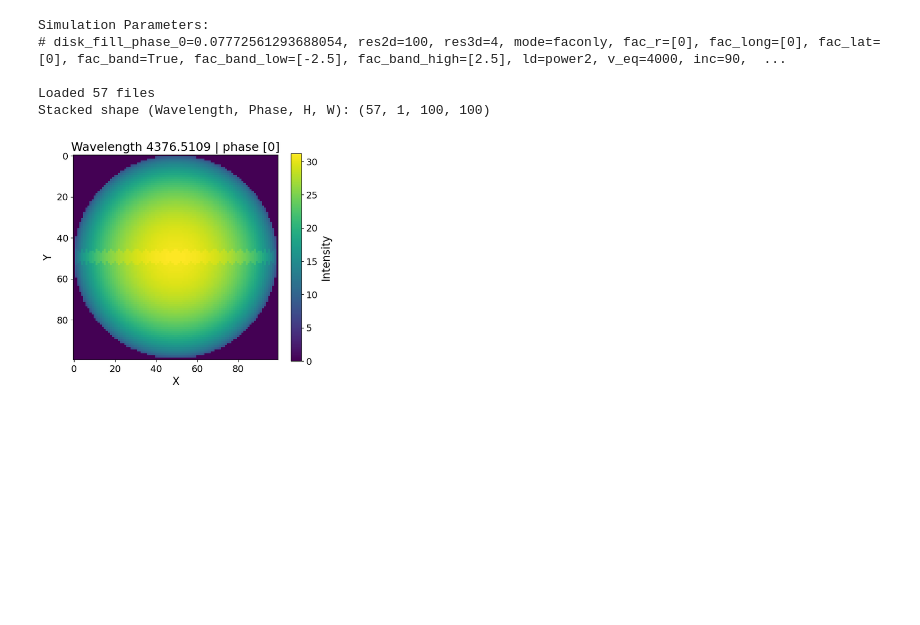
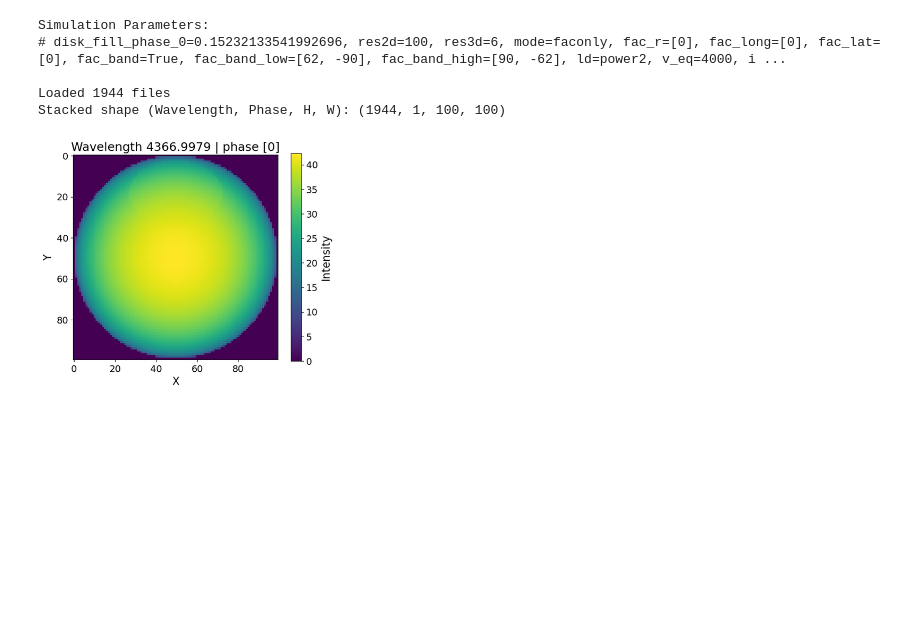
Before and after one commit to danayaptangco/actress, a Jupyter notebook: actress/outputs/full_disks_and_wavelength_shifts/1_analyze_disks.ipynb, the cells around one changed output. Drawn from its saved outputs; the diff is of its cells as text; code cells hidden in the pictures.

```diff
--- a/actress/outputs/full_disks_and_wavelength_shifts/1_analyze_disks.ipynb
+++ b/actress/outputs/full_disks_and_wavelength_shifts/1_analyze_disks.ipynb
@@ -93,10 +15,11 @@ plt.rcParams.update({
 })
 
 
-directory = './1_4376.5109_4377.4913_fac_lat0_long0_r0_v2000/'
-directory = './1_div2fac_4376.5109_4377.4913_fac_lat0_long-45_r19_v4000/'
-directory = './1_200G_4376.5109_4377.4913_fac_lat0_long0_r0_v4000_i5/'
-directory = './1_200G_4376.5109_4377.4913_band_lat-2.5_2.5_v4000/'
+# directory = './1_4376.5109_4377.4913_fac_lat0_long0_r0_v2000/'
+# directory = './1_div2fac_4376.5109_4377.4913_fac_lat0_long-45_r19_v4000/'
+# directory = './1_200G_4376.5109_4377.4913_fac_lat0_long0_r0_v4000_i5/'
+# directory = './1_200G_4376.5109_4377.4913_band_lat-2.5_2.5_v4000/'
+directory = './1_200G_4366.9979_4384.0011_band_lat62_90_v4000_i45'
 
 
 
@@ -140,37 +63,37 @@ if len(shapes) == 1:
     print("Stacked shape (Wavelength, Phase, H, W):", all_intensity_maps.shape)
 else:
     print("Shapes differ across files; kept as dictionary in 'intensity_maps'.")
 
 
 # Quick plot for one wavelength (first one)
 plot_wl = sorted(intensity_maps.keys())[0]
 indices = range(0, min(51, intensity_maps[plot_wl].shape[0]), 10)
 
 fig, axes = plt.subplots(2, 3, figsize=(18, 10))
 axes = axes.ravel()
 
 for ax, idx in zip(axes, indices):
     img_data = intensity_maps[plot_wl][idx]
     im = ax.imshow(img_data, cmap='viridis')
 
 
     ax.set_title(f'Wavelength {plot_wl} | phase [{idx}]')
     ax.set_xlabel('X')
     ax.set_ylabel('Y')
     fig.colorbar(im, ax=ax, label='Intensity')
 
 for ax in axes[len(list(indices)):]:
     ax.axis('off')
 
 plt.tight_layout()
 plt.show()
 # %% [output]
 Simulation Parameters:
-# disk_fill_phase_0=0.07772561293688054, res2d=100, res3d=4, mode=faconly, fac_r=[0], fac_long=[0], fac_lat=[0], fac_band=True, fac_band_low=[-2.5], fac_band_high=[2.5], ld=power2, v_eq=4000, inc=90,  ...
+# disk_fill_phase_0=0.15232133541992696, res2d=100, res3d=6, mode=faconly, fac_r=[0], fac_long=[0], fac_lat=[0], fac_band=True, fac_band_low=[62, -90], fac_band_high=[90, -62], ld=power2, v_eq=4000, i ...
 
-Loaded 57 files
-Stacked shape (Wavelength, Phase, H, W): (57, 1, 100, 100)
+Loaded 1944 files
+Stacked shape (Wavelength, Phase, H, W): (1944, 1, 100, 100)
-[figure, old version]
+[figure, new version]
 # %%
 # Load wavelength shift maps for all wavelengths
 
```
Also changed, not shown: parts of 7 cells of this notebook, 9 other files.
